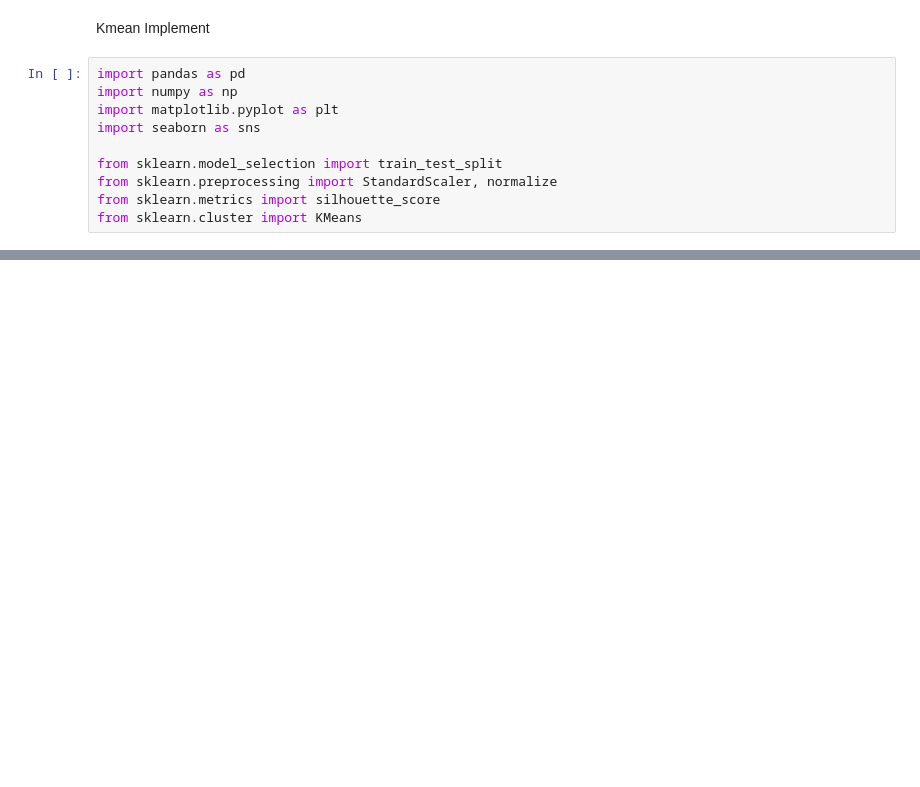
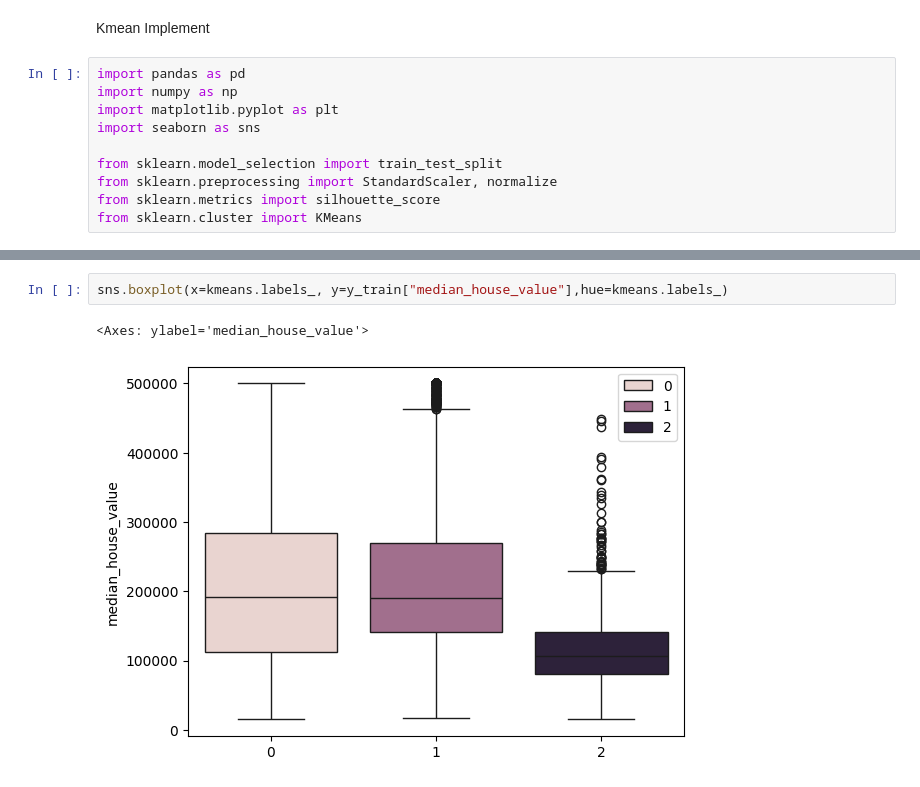
Before and after one commit to AliArabi2022/Machine_learning, a Jupyter notebook: Unsupervised_learning/Clustering.ipynb, the cells around one changed output, grey strips where cells are left out. Cells and saved outputs as stored; diff of their text form; blank space fills up the shorter version.

```diff
--- a/Unsupervised_learning/Clustering.ipynb
+++ b/Unsupervised_learning/Clustering.ipynb
@@ -16,0 +42,5 @@ FileNotFoundError: [Errno 2] No such file or directory: './housing.csv'
+# %%
+sns.boxplot(x=kmeans.labels_, y=y_train["median_house_value"],hue=kmeans.labels_)
+# %% [output]
+<Axes: ylabel='median_house_value'>
+[figure, added]
```
Also changed, not shown: parts of 10 cells of this notebook.
